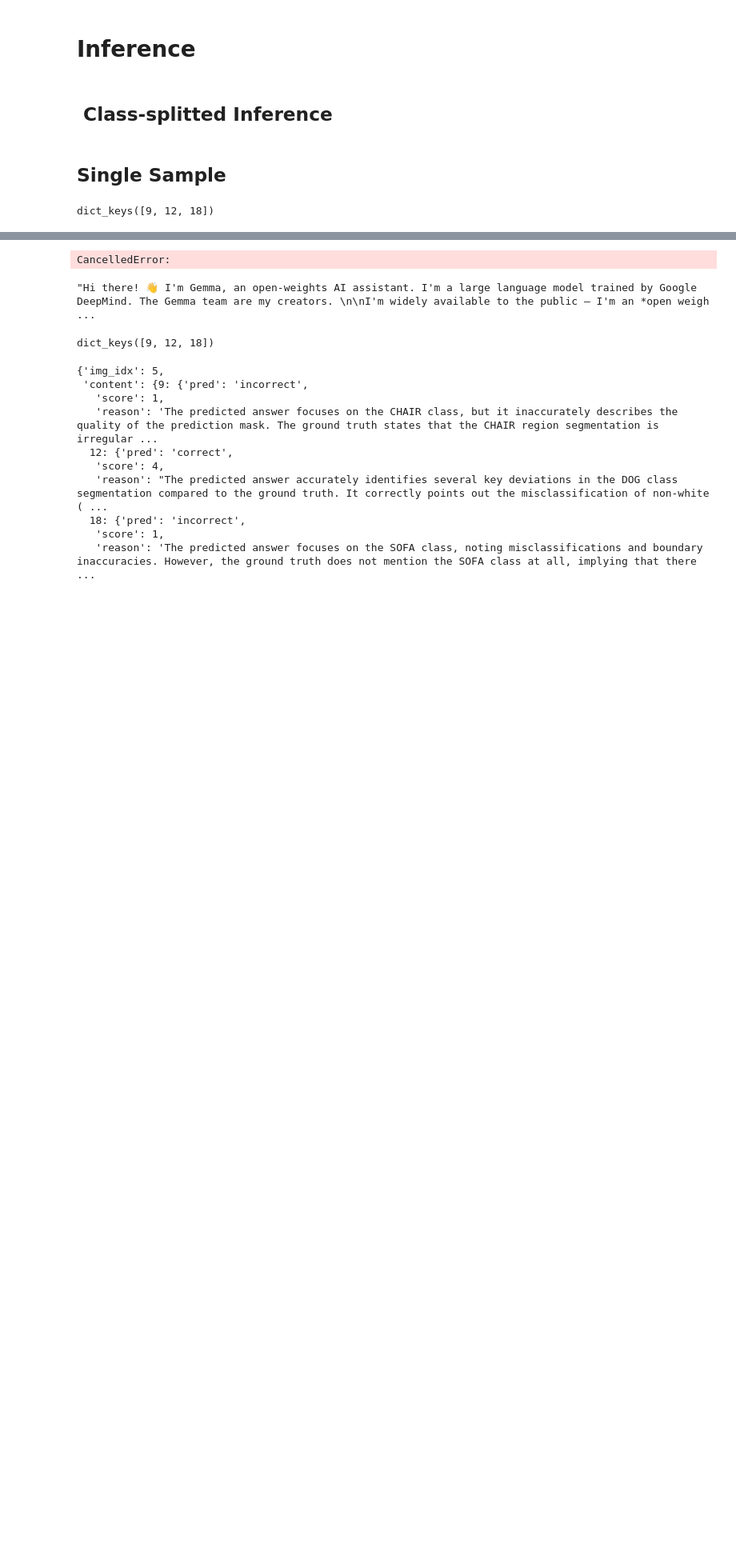
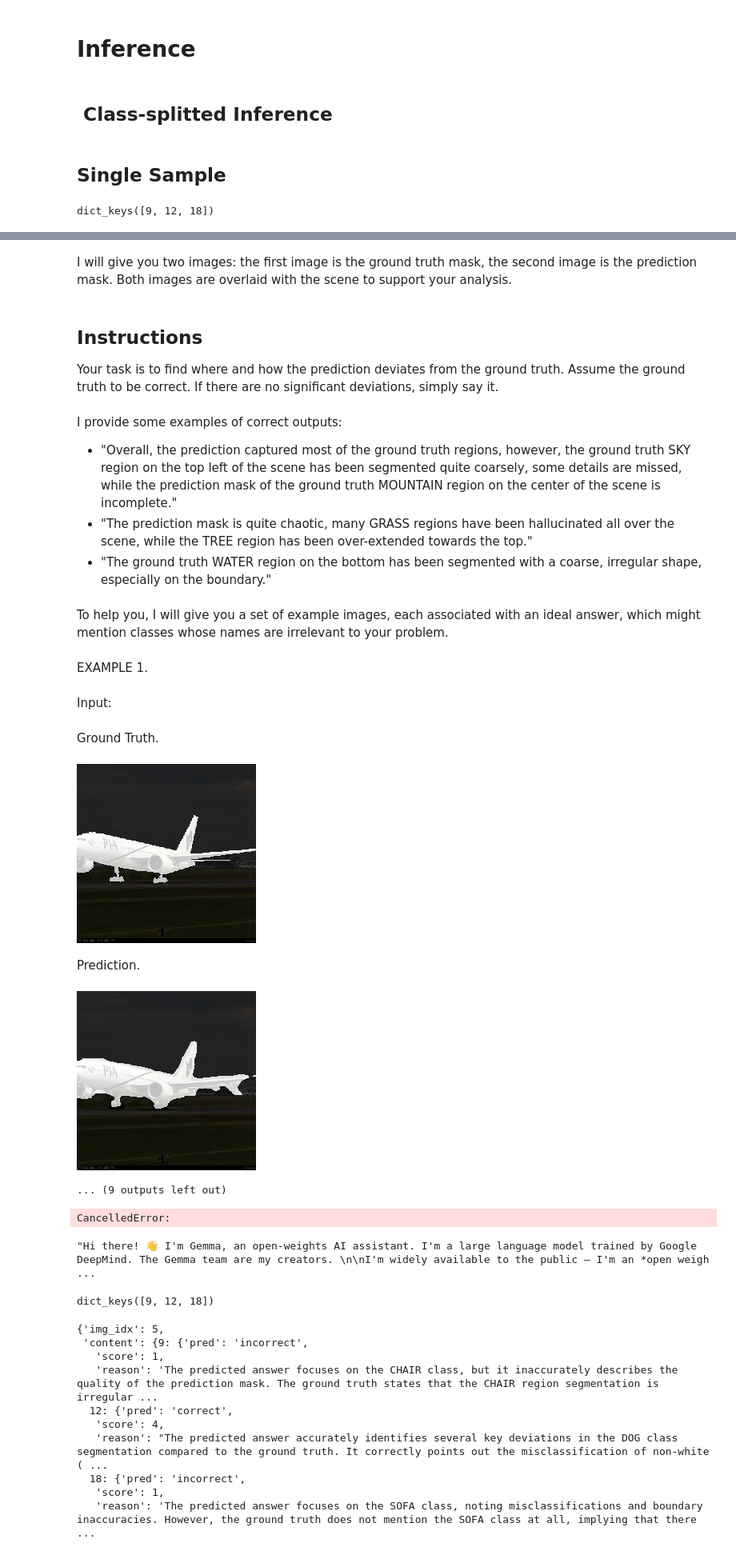
Before and after one commit to Luca-Olivieri/training-text-description-loss, a Jupyter notebook: notebooks/evaluate_class_splitted_diff.ipynb, the cells around one changed output, grey strips where cells are left out. Shown at 80% size. Drawn from its saved outputs; the diff is of its cells as text; code cells hidden in the pictures; blank space fills up the shorter version.

```diff
--- a/notebooks/evaluate_class_splitted_diff.ipynb
+++ b/notebooks/evaluate_class_splitted_diff.ipynb
@@ -60,7 +61,7 @@ promptBuilder.load_modules(
     input_format_module     = SepMasks_Ovr_InputFormatModule("original"),
     task_module             = TaskModule(variation="default"),
     output_format_module    = OutputFormatModule(variation="default"),
-    support_set_module      = SupportSetModule(variation="default", sup_set_idxs=()),
+    support_set_module      = SupportSetModule(variation="default", sup_set_idxs=(16,)),
     query_module            = QueryModule(variation="default"),
     eval_module             = EvalModule(variation="4_specify_pos_class_recency_2")
 )
@@ -74,2 +103,3 @@ dict_keys([9, 12, 18])
 # %%
-# display_prompt(class_splitted_inference_prompt[12])
+display_prompt(class_splitted_inference_prompt[12])
+# %% [output]
@@ -76,3 +108,20 @@ dict_keys([9, 12, 18])
+I will give you two images: the first image is the ground truth mask, the second image is the prediction mask.
+Both images are overlaid with the scene to support your analysis.
+## Instructions
+
+Your task is to find where and how the prediction deviates from the ground truth. Assume the ground truth to be correct. If there are no significant deviations, simply say it.
+I provide some examples of correct outputs:
+- "Overall, the prediction captured most of the ground truth regions, however, the ground truth SKY region on the top left of the scene has been segmented quite coarsely, some details are missed, while the prediction mask of the ground truth MOUNTAIN region on the center of the scene is incomplete."
+- "The prediction mask is quite chaotic, many GRASS regions have been hallucinated all over the scene, while the TREE region has been over-extended towards the top."
+- "The ground truth WATER region on the bottom has been segmented with a coarse, irregular shape, especially on the boundary."
+To help you, I will give you a set of example images, each associated with an ideal answer, which might mention classes whose names are irrelevant to your problem.
+EXAMPLE 1.
+Input:
+Ground Truth.
+[figure, added]
+Prediction.
+[figure, added]
+... (9 outputs left out)
 # %%
 class_splitted_answer_pr = await vlm.predict_one_class_splitted(
     class_splitted_inference_prompt,
```
Also changed, not shown: parts of 8 cells of this notebook, 7 other files.
